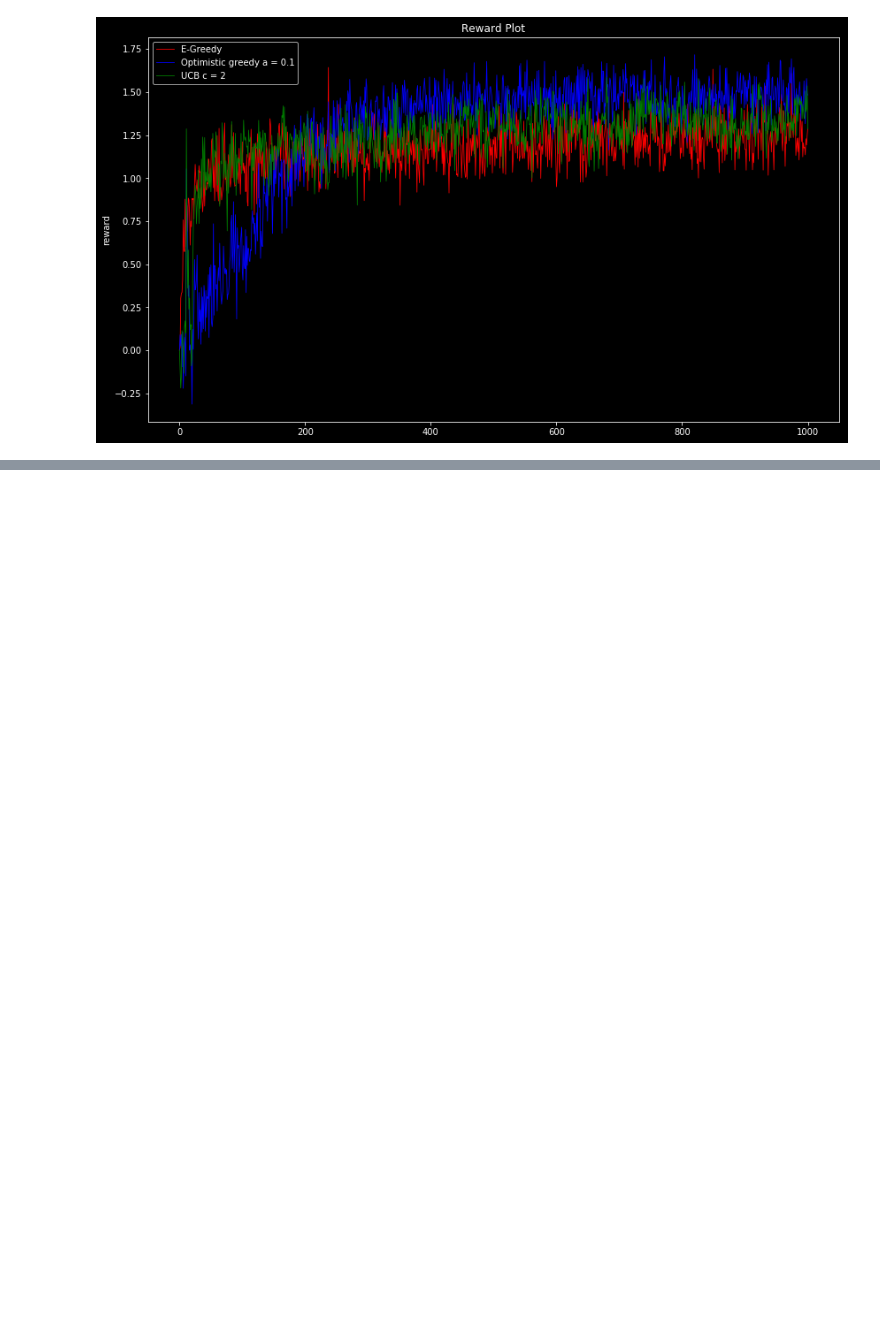
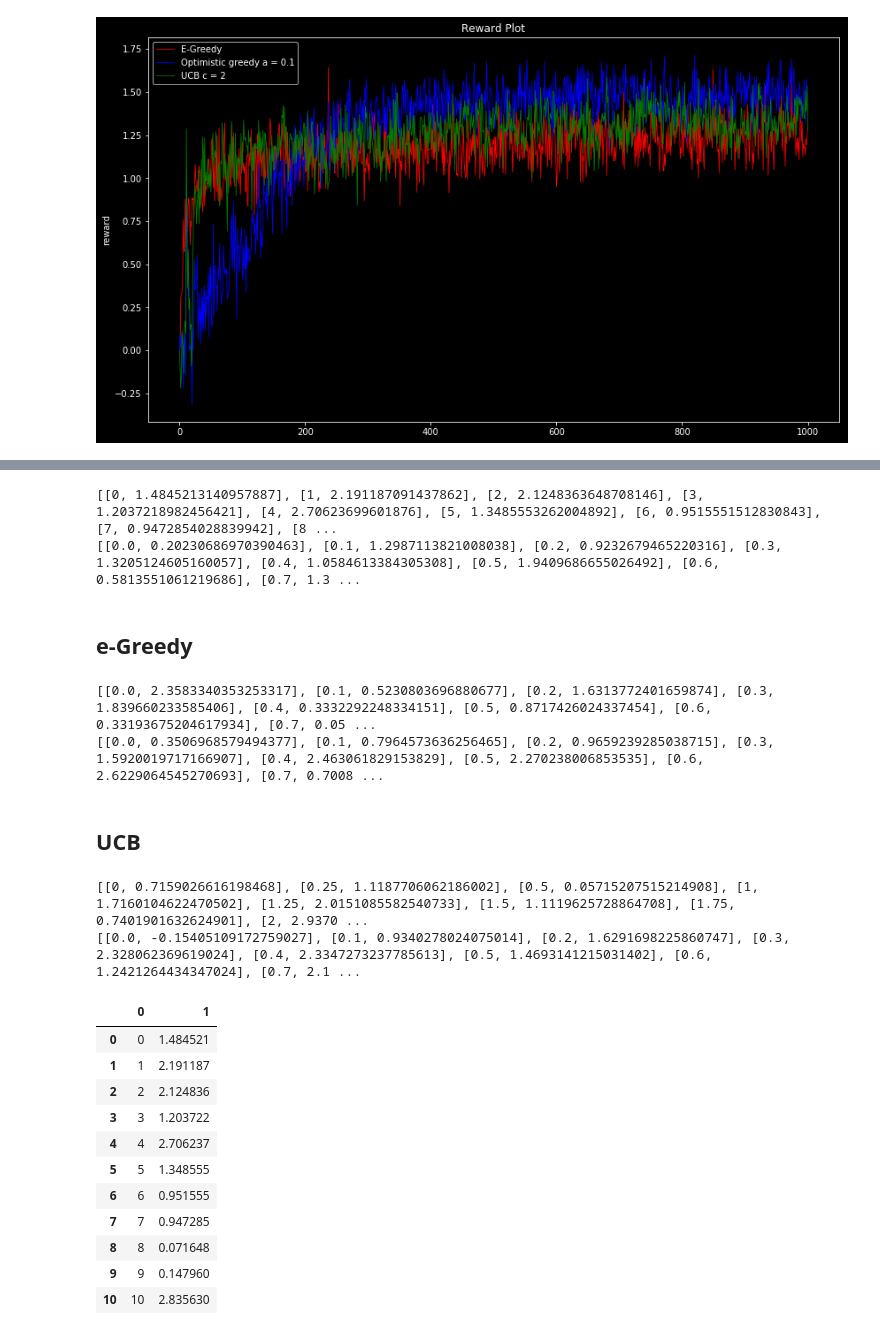
Before and after one commit to RPasch/MultiArmedBandit, a Jupyter notebook: MAB.ipynb, the cells around one changed output, grey strips where cells are left out. Drawn from its saved outputs; the diff is of its cells as text; code cells hidden in the pictures; blank space fills up the shorter version.

```diff
--- a/MAB.ipynb
+++ b/MAB.ipynb
@@ -132,0 +136,61 @@ sns.lineplot(y= ucb_greedy['reward'] , x = ucb_greedy.index,color = 'green',labe
+# %%
+q_summ = []
+reward = 0
+for q in [0,1,2,3,4,5,6,7,8,9,10]:
+    mab = MAB()
+    df = mab.run(iters = 1000, method = 'greedy',e = 0,a = 0.1,q = q)
+    q_summ.append([q,df.reward.mean()+reward])
+print(q_summ)
+
+a_summ = []
+reward = 0
+for a in [0,1,2,3,4,5,6,7,8,9,10]:
+    mab = MAB()
+    df = mab.run(iters = 1000, method = 'greedy',e = 0,a = a/10,q = 5)
+    a_summ.append([a/10,df.reward.mean()+reward])
+print(a_summ)
+# %% [output]
+[[0, 1.4845213140957887], [1, 2.191187091437862], [2, 2.1248363648708146], [3, 1.2037218982456421], [4, 2.70623699601876], [5, 1.3485553262004892], [6, 0.9515551512830843], [7, 0.9472854028839942], [8 ...
+[[0.0, 0.20230686970390463], [0.1, 1.2987113821008038], [0.2, 0.9232679465220316], [0.3, 1.3205124605160057], [0.4, 1.0584613384305308], [0.5, 1.9409686655026492], [0.6, 0.5813551061219686], [0.7, 1.3 ...
+# %% [markdown]
+## e-Greedy
+# %%
+e_summ = []
+reward = 0
+for e in [0,1,2,3,4,5,6,7,8,9,10]:
+    mab = MAB()
+    df = mab.run(iters = 1000, method = 'egreedy',e =e/10,a = 0.1,q = 5)
+    e_summ.append([e/10,df.reward.mean()+reward])
+print(e_summ)
+
+a_summ_e = []
+reward = 0
+for a in [0,1,2,3,4,5,6,7,8,9,10]:
+    mab = MAB()
+    df = mab.run(iters = 1000, method = 'egreedy',e = 0.1,a = a/10,q = 5)
+    a_summ_e.append([a/10,df.reward.mean()+reward])
+print(a_summ_e)
+# %% [output]
+[[0.0, 2.3583340353253317], [0.1, 0.5230803696880677], [0.2, 1.6313772401659874], [0.3, 1.839660233585406], [0.4, 0.3332292248334151], [0.5, 0.8717426024337454], [0.6, 0.33193675204617934], [0.7, 0.05 ...
+[[0.0, 0.3506968579494377], [0.1, 0.7964573636256465], [0.2, 0.9659239285038715], [0.3, 1.5920019717166907], [0.4, 2.463061829153829], [0.5, 2.270238006853535], [0.6, 2.6229064545270693], [0.7, 0.7008 ...
+# %% [markdown]
+## UCB
+# %%
+c_summ = []
+reward = 0
+for c in [0,0.25,0.5,1,1.25,1.5,1.75,2,2.25,2.5,3,5]:
+    mab = MAB()
+    df = mab.run(iters = 1000, method = 'UCB',e =0.1,a = 0.1,q = 5,c = c)
+    c_summ.append([c,df.reward.mean()+reward])
+print(c_summ)
+
+a_summ_ucb = []
+reward = 0
+for a in [0,1,2,3,4,5,6,7,8,9,10]:
+    mab = MAB()
+    df = mab.run(iters = 1000, method = 'UCB',e = 0.1,a = a/10,q = 5)
+    a_summ_ucb.append([a/10,df.reward.mean()+reward])
+print(a_summ_ucb)
+# %% [output]
+[[0, 0.7159026616198468], [0.25, 1.1187706062186002], [0.5, 0.05715207515214908], [1, 1.7160104622470502], [1.25, 2.0151085582540733], [1.5, 1.1119625728864708], [1.75, 0.7401901632624901], [2, 2.9370 ...
+[[0.0, -0.15405109172759027], [0.1, 0.9340278024075014], [0.2, 1.6291698225860747], [0.3, 2.328062369619024], [0.4, 2.3347273237785613], [0.5, 1.4693141215031402], [0.6, 1.2421264434347024], [0.7, 2.1 ...
@@ -132,0 +206,15 @@ sns.lineplot(y= ucb_greedy['reward'] , x = ucb_greedy.index,color = 'green',labe
+# %%
+q_summ
+# %% [output]
+|  | 0 | 1 |
+| 0 | 0 | 1.484521 |
+| 1 | 1 | 2.191187 |
+| 2 | 2 | 2.124836 |
+| 3 | 3 | 1.203722 |
+| 4 | 4 | 2.706237 |
+| 5 | 5 | 1.348555 |
+| 6 | 6 | 0.951555 |
+| 7 | 7 | 0.947285 |
+| 8 | 8 | 0.071648 |
+| 9 | 9 | 0.147960 |
+| 10 | 10 | 2.835630 |
```
Also changed, not shown: parts of 4 cells of this notebook.
